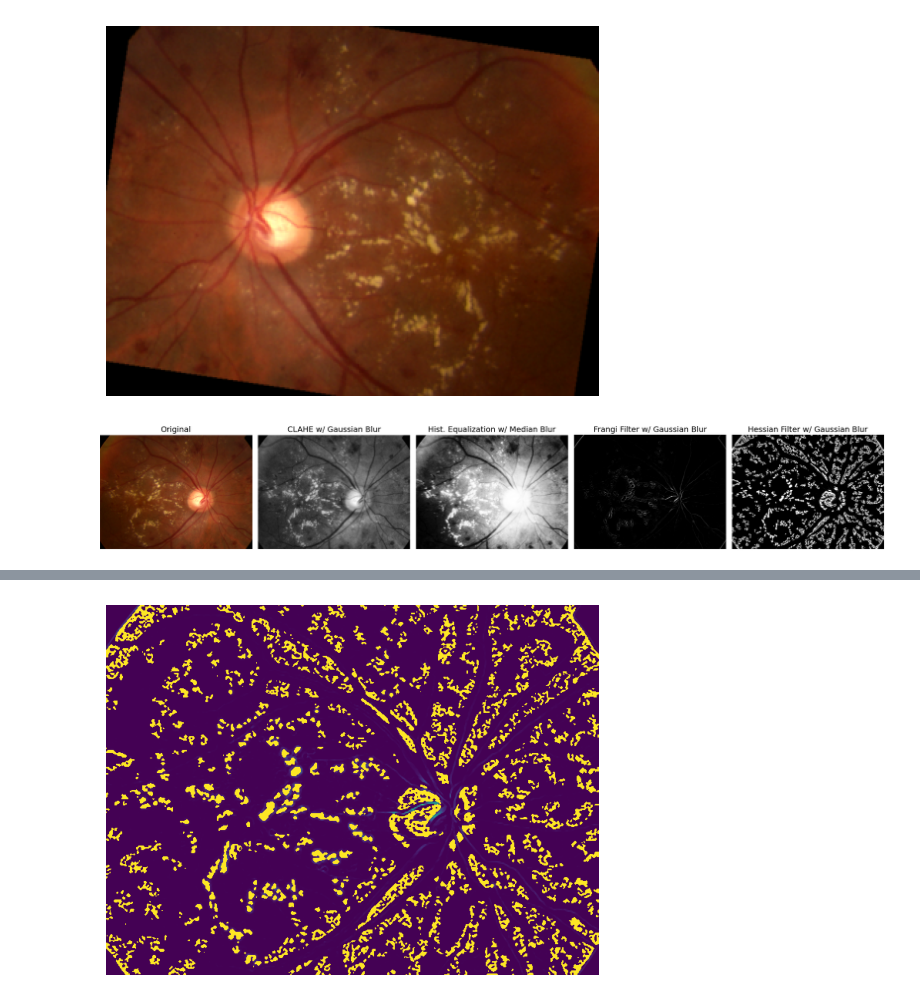
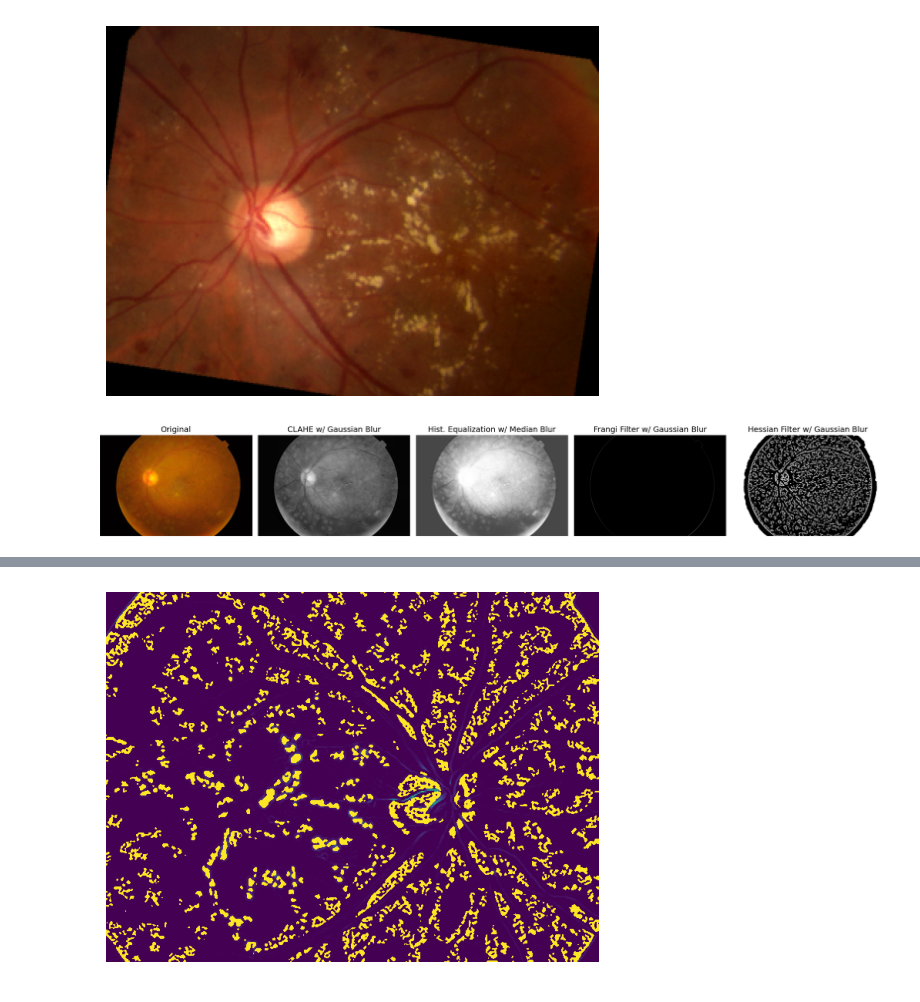
Before and after one commit to rymayl33/Diabetic_Retinopathy_Preprocessing, a Jupyter notebook: data.ipynb, the cells around one changed output, grey strips where cells are left out. Cells and saved outputs as stored; diff of their text form; code cells hidden in the pictures.

```diff
--- a/data.ipynb
+++ b/data.ipynb
@@ -62,10 +62,10 @@ def frangi_preprocessing(img, use_median_blur=False):
     vessel_img = frangi(img)  # or hessian(clahe_img)
     vessel_img = (vessel_img * 255).astype('uint8')
 
-    if use_median_blur:
-        vessel_img = cv2.medianBlur(vessel_img, 3)
-    else:
-        vessel_img = cv2.GaussianBlur(vessel_img, (3, 3), 1)
+    # if use_median_blur:
+    #     vessel_img = cv2.medianBlur(vessel_img, 3)
+    # else:
+    #     vessel_img = cv2.GaussianBlur(vessel_img, (3, 3), 1)
 
     # Convert back to PIL
     return Image.fromarray(vessel_img)
@@ -131,32 +131,33 @@ def hist_equalization_median_blur(img, use_median_blur=True):
 
     # Convert back to RGB (since the model expects 3 channels)
     img_rgb = cv2.cvtColor(img_blur, cv2.COLOR_GRAY2RGB)
 
     # Convert back to PIL
     return Image.fromarray(img_rgb)
 
 
-image_path = "data/aptos2019/test_images/0a2b5e1a0be8.png"
+# image_path = "data/aptos2019/test_images/0a2b5e1a0be8.png"
 # image_path = "data/aptos2019/train_images/0f96c358a250.png"
+image_path = "data/aptos2019/train_images/10fca1abf338.png"
 image = Image.open(image_path)
 img = frangi_preprocessing(image)
 images = [image, clahe_gaussian_blur(image), hist_equalization_median_blur(image), frangi_preprocessing(image), hessian_preprocessing(image)]
 titles = ["Original", "CLAHE w/ Gaussian Blur", "Hist. Equalization w/ Median Blur", "Frangi Filter w/ Gaussian Blur", "Hessian Filter w/ Gaussian Blur"]
 
 fig, axs = plt.subplots(1, 5, figsize=(20, 5))  # 1 row, 5 columns
 
 for i, ax in enumerate(axs):
     ax.imshow(images[i], cmap='grey')
     ax.set_title(titles[i], fontsize=14)
     ax.axis('off')
 
 plt.tight_layout()
 plt.show()
 
 
 # # Show image using matplotlib
 # plt.imshow(img)
 # plt.axis('off')  # Hide axes
 # plt.show()
 # %% [output]
-[figure, old version]
+[figure, new version]
```
Also changed, not shown: parts of 2 cells of this notebook, 2 other files.
